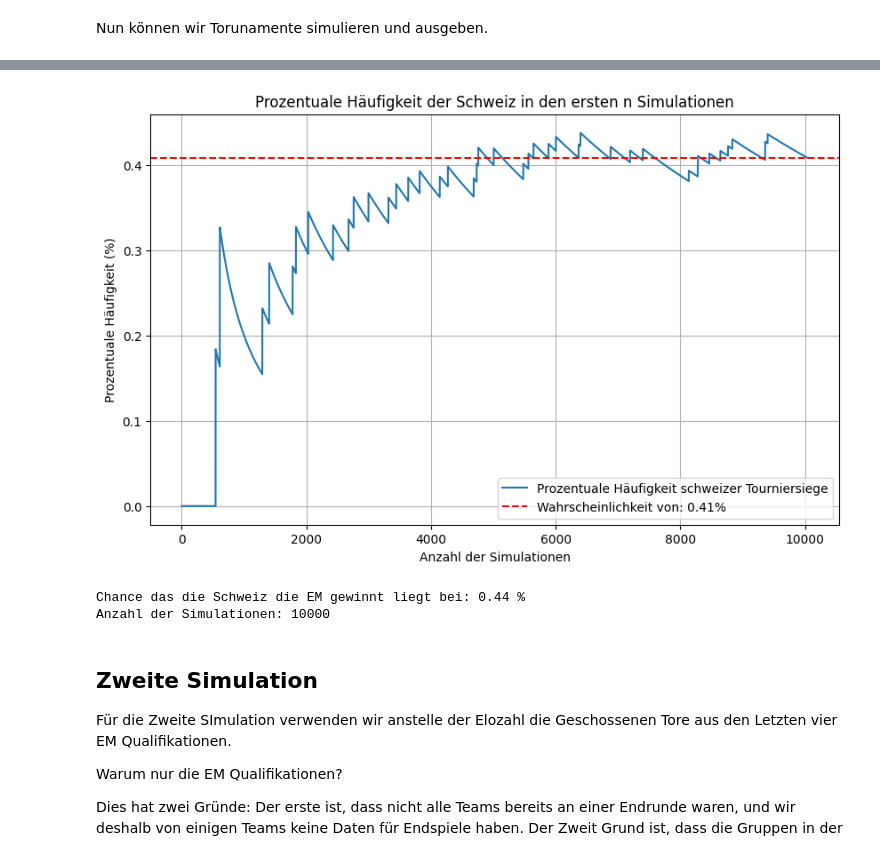
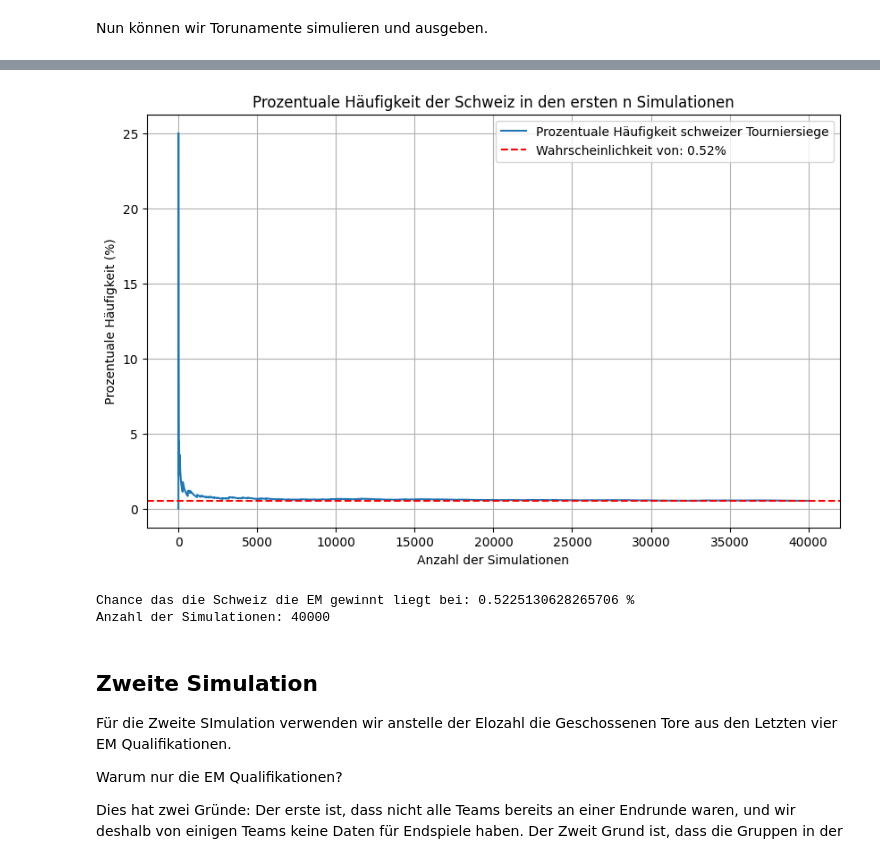
Before and after one commit to Sandra-Senn/propability_soccer_winning, a Jupyter notebook: OMC_WER.ipynb, the cells around one changed output, grey strips where cells are left out. Drawn from its saved outputs; the diff is of its cells as text; code cells hidden in the pictures.

```diff
--- a/OMC_WER.ipynb
+++ b/OMC_WER.ipynb
@@ -399,36 +399,35 @@ plt.show()
 # %%
-simulated_data_elo = pd.read_excel('tournament_winners_ELO.xlsx')
+simulated_data_elo = pd.read_excel('tournament_winners_ELO2.xlsx')
 
 def plot_häufigkeit(data):
     percentages = []
 
     for i in range(len(data)):
         current_slice = data["Winner"][:i]
         count_schweiz = current_slice[current_slice == 'Schweiz'].count()
         percentage = (count_schweiz / i) * 100
         percentages.append(percentage)
 
     last_percentage = percentages[-1]
 
     plt.figure(figsize=(10, 6))
     plt.plot(range(1, len(data) + 1), percentages, label='Prozentuale Häufigkeit schweizer Tourniersiege')
     plt.axhline(y=percentages[-1], color='r', linestyle='--', label=f'Wahrscheinlichkeit von: {percentages[-1]:.2f}%')
     plt.xlabel('Anzahl der Simulationen')
     plt.ylabel('Prozentuale Häufigkeit (%)')
     plt.title('Prozentuale Häufigkeit der Schweiz in den ersten n Simulationen')
     plt.legend()
     plt.grid(True)
     plt.show()
 
+    print("Chance das die Schweiz die EM gewinnt liegt bei:", percentage, "%")
+    print("Anzahl der Simulationen:", len(data))
+
 plot_häufigkeit(simulated_data_elo)
 # %% [output]
-[figure, old version]
+[figure, new version]
+Chance das die Schweiz die EM gewinnt liegt bei: 0.5225130628265706 %
+Anzahl der Simulationen: 40000
-# %%
-print("Chance das die Schweiz die EM gewinnt liegt bei:", lst_elo["Schweiz"]/n * 100, "%")
-print("Anzahl der Simulationen:", n)
-# %% [output]
-Chance das die Schweiz die EM gewinnt liegt bei: 0.44 %
-Anzahl der Simulationen: 10000
 # %% [markdown]
 ## Zweite Simulation
 
```
Also changed, not shown: parts of 18 cells of this notebook.
